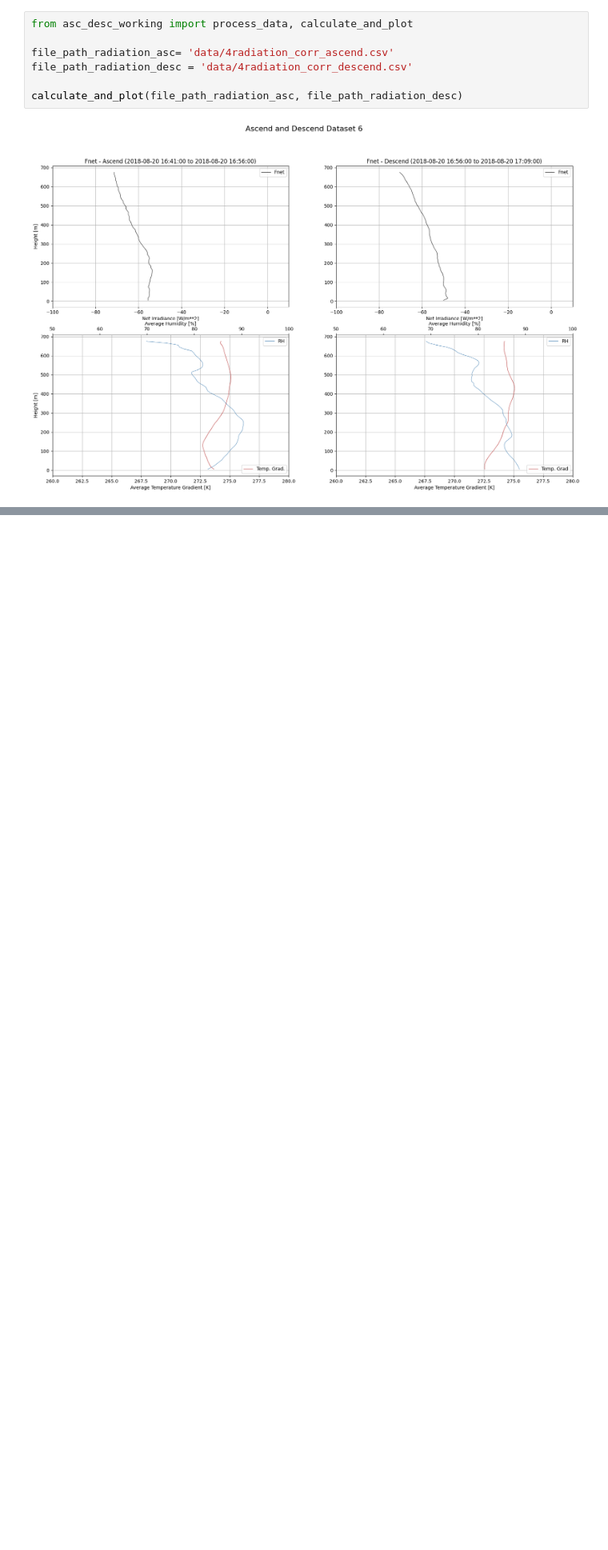
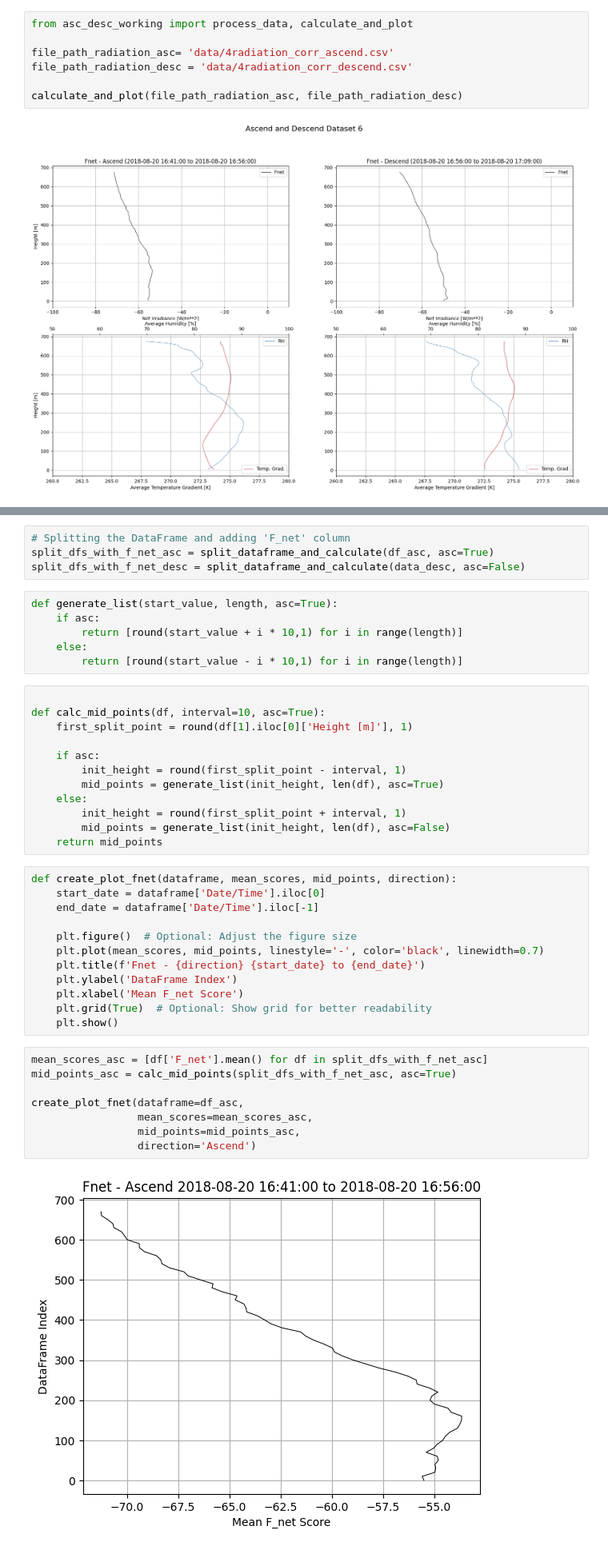
Before and after one commit to JaKopf2000/thesis, a Jupyter notebook: notebook.ipynb, the cells around one changed output, grey strips where cells are left out. Shown at 80% size. Drawn from its saved outputs; the diff is of its cells as text; blank space fills up the shorter version.

Commit message:
Add plot functions to jupyter notebook

```diff
--- a/notebook.ipynb
+++ b/notebook.ipynb
@@ -149,0 +85,44 @@ DataFrame split 1 with 'F_net':
+# %%
+# Splitting the DataFrame and adding 'F_net' column
+split_dfs_with_f_net_asc = split_dataframe_and_calculate(df_asc, asc=True)
+split_dfs_with_f_net_desc = split_dataframe_and_calculate(data_desc, asc=False)
+# %%
+def generate_list(start_value, length, asc=True):
+    if asc:
+        return [round(start_value + i * 10,1) for i in range(length)]
+    else:
+        return [round(start_value - i * 10,1) for i in range(length)]
+# %%
+
+def calc_mid_points(df, interval=10, asc=True):
+    first_split_point = round(df[1].iloc[0]['Height [m]'], 1)
+
+    if asc:
+        init_height = round(first_split_point - interval, 1)
+        mid_points = generate_list(init_height, len(df), asc=True)
+    else:
+        init_height = round(first_split_point + interval, 1)
+        mid_points = generate_list(init_height, len(df), asc=False)
+    return mid_points
+# %%
+def create_plot_fnet(dataframe, mean_scores, mid_points, direction):
+    start_date = dataframe['Date/Time'].iloc[0]
+    end_date = dataframe['Date/Time'].iloc[-1]
+
+    plt.figure()  # Optional: Adjust the figure size
+    plt.plot(mean_scores, mid_points, linestyle='-', color='black', linewidth=0.7)
+    plt.title(f'Fnet - {direction} {start_date} to {end_date}')
+    plt.ylabel('DataFrame Index')
+    plt.xlabel('Mean F_net Score')
+    plt.grid(True)  # Optional: Show grid for better readability
+    plt.show()
+# %%
+mean_scores_asc = [df['F_net'].mean() for df in split_dfs_with_f_net_asc]
+mid_points_asc = calc_mid_points(split_dfs_with_f_net_asc, asc=True)
+
+create_plot_fnet(dataframe=df_asc,
+                 mean_scores=mean_scores_asc,
+                 mid_points=mid_points_asc,
+                 direction='Ascend')
+# %% [output]
+[figure, added]
```
Also changed, not shown: parts of 10 cells of this notebook, 1 other file.
